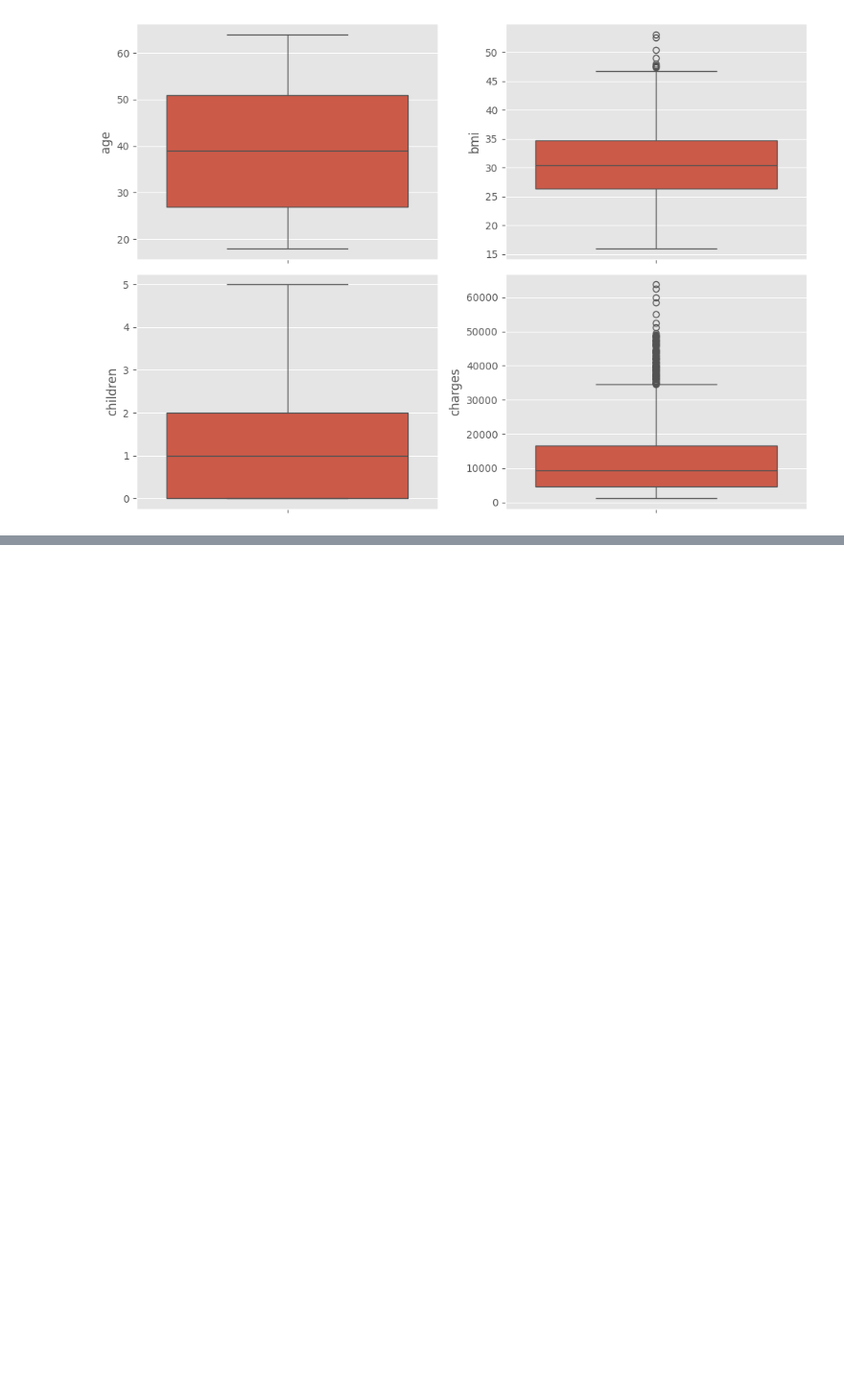
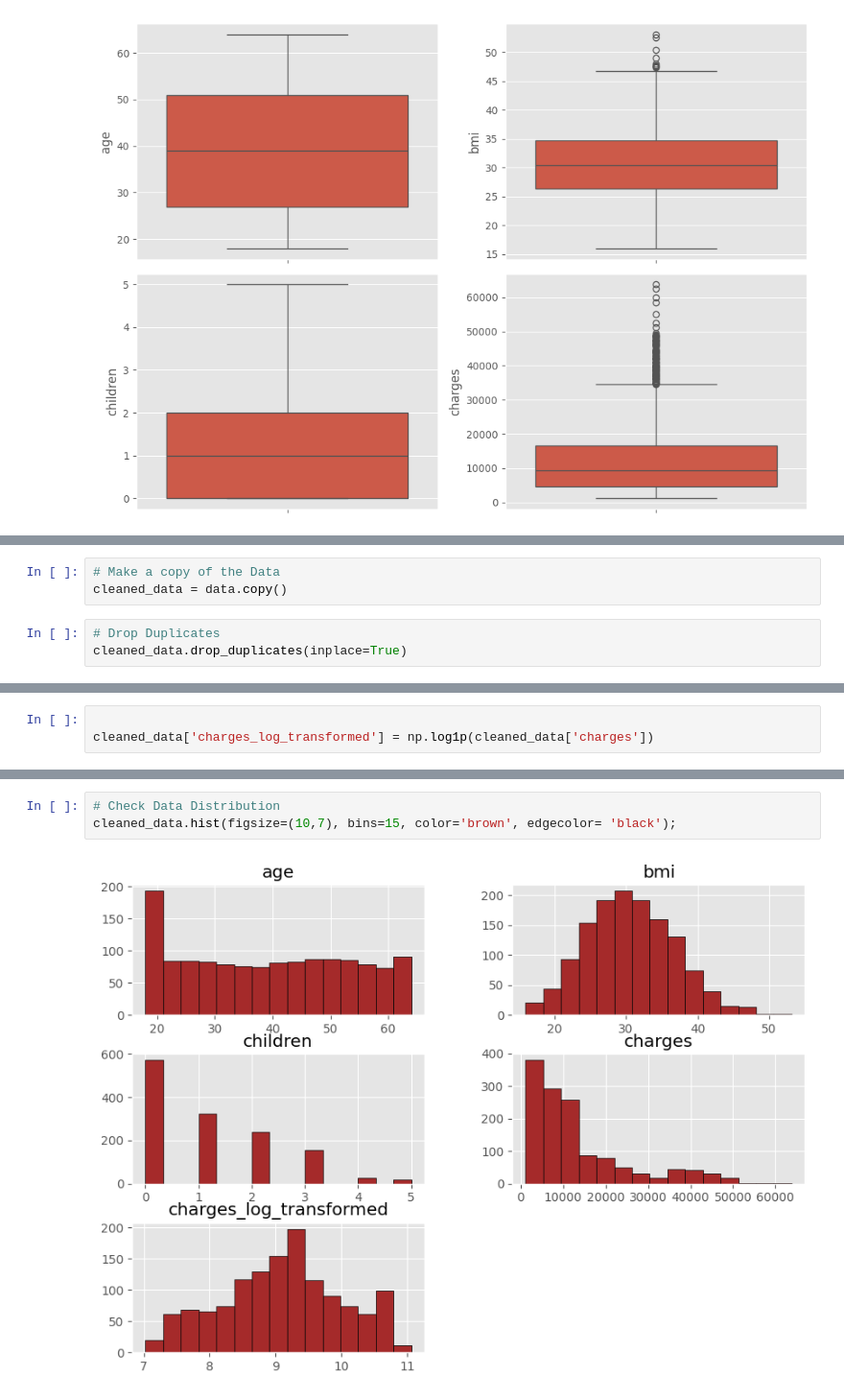
Before and after one commit to Betheloguguo/Insurance-Charges-Pred-Project, a Jupyter notebook: Insurance.ipynb, the cells around one changed output, grey strips where cells are left out. Shown: that part at 96% size. Saved outputs shown, nothing was run; the diff lists cells and outputs as text; blank space fills up the shorter version.

```diff
--- a/Insurance.ipynb
+++ b/Insurance.ipynb
@@ -87,0 +132,6 @@ plt.tight_layout();
+# %%
+# Make a copy of the Data
+cleaned_data = data.copy()
+# %%
+# Drop Duplicates
+cleaned_data.drop_duplicates(inplace=True)
@@ -87,0 +140,3 @@ plt.tight_layout();
+# %%
+
+cleaned_data['charges_log_transformed'] = np.log1p(cleaned_data['charges'])
@@ -87,0 +152,5 @@ plt.tight_layout();
+# %%
+# Check Data Distribution
+cleaned_data.hist(figsize=(10,7), bins=15, color='brown', edgecolor= 'black');
+# %% [output]
+[figure, added]
```
Also changed, not shown: parts of 17 cells of this notebook.
